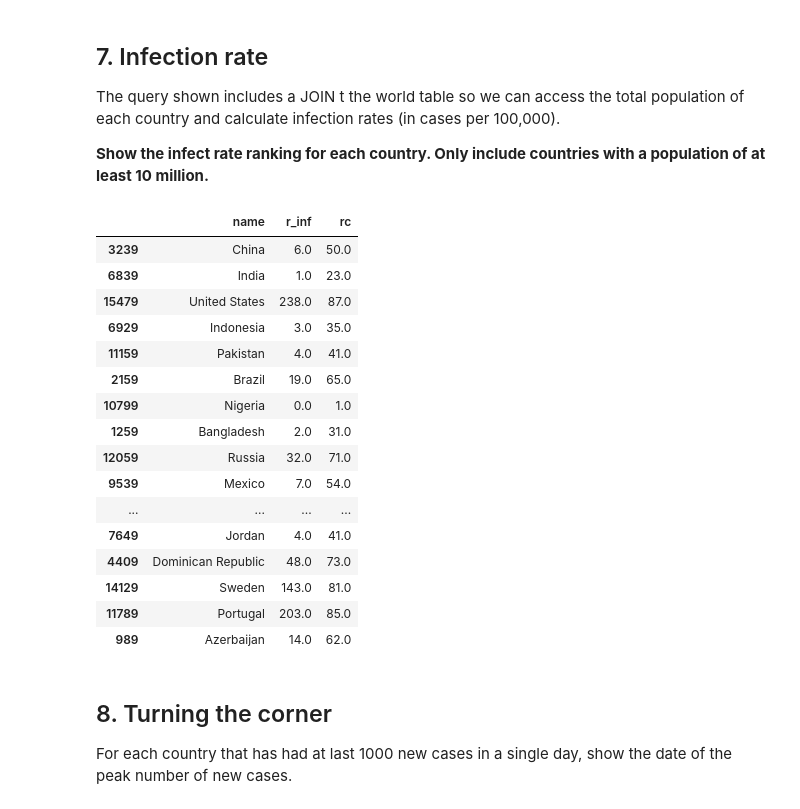
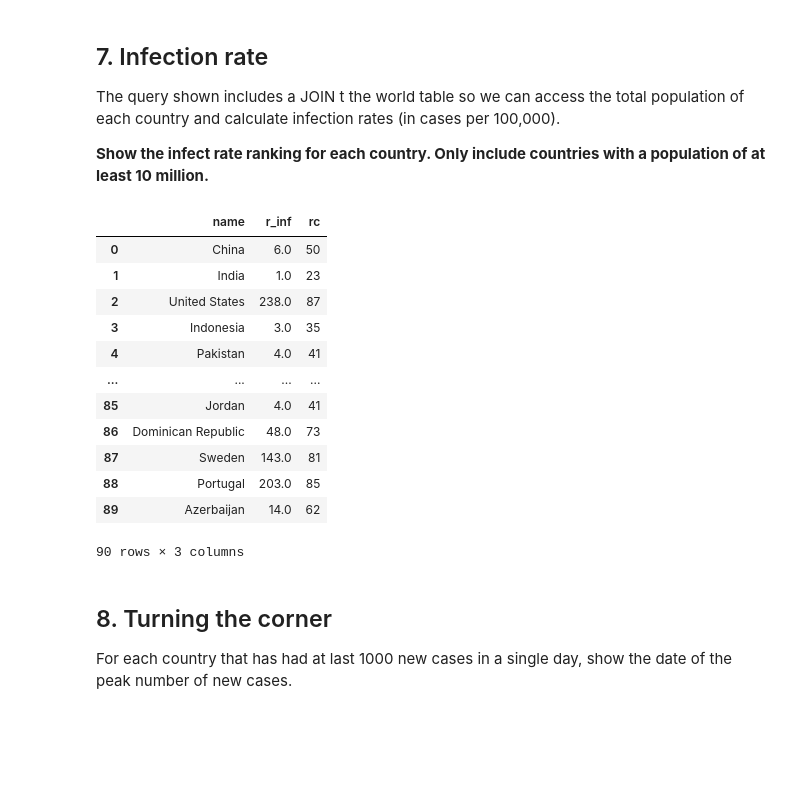
Before and after one commit to madlogos/sqlzoo, a Jupyter notebook: Spark/09+ COVID 19.ipynb, the cells around one changed output. Drawn from its saved outputs; the diff is of its cells as text; code cells hidden in the pictures; blank space fills up the shorter version.

```diff
--- a/Spark/09+ COVID 19.ipynb
+++ b/Spark/09+ COVID 19.ipynb
@@ -11,7 +11,7 @@ os.environ['SPARK_HOME'] =  '/opt/spark'
 findspark.init()
 
 from pyspark.sql import SparkSession
-ss = (SparkSession.builder.appName('app00')
+sc = (SparkSession.builder.appName('app09+')
       .config('spark.sql.warehouse.dir', 'hdfs://quickstart.cloudera:8020/user/hive/warehouse')
       .config('hive.metastore.uris', 'thrift://quickstart.cloudera:9083')
       .enableHiveSupport().getOrCreate())
@@ -26,3 +21,6 @@ world = pd.read_sql_table('world', engine)
+# %%
+covid = sc.read.table('sqlzoo.covid')
+world = sc.read.table('sqlzoo.world')
 # %% [markdown]
 ## 1. Introducing the `covid` table
 
@@ -212,11 +218,12 @@ Notice that while Spain has the second highest confirmed cases, Italy has the se
 
 **Include the ranking for the number of deaths in the table. Only include countries with a population of at least 10 million.**
 # %%
-a = covid.merge(world[['name', 'population']], left_on='name', right_on='name')
-(a.assign(rc1=a['confirmed'].rank(ascending=False),
-          rc2=a['deaths'].rank(ascending=False))
-    .loc[(a['whn']=='2020-04-20') & (a['population']>=1e7),
-        ['name', 'confirmed', 'rc1', 'deaths', 'rc2']]
-    .sort_values('confirmed', ascending=False))
+a = covid.join(world.select('name', 'population'), 'name')
+(a.withColumn('rc1', rank().over(Window.orderBy(col('confirmed').desc())))
+     .withColumn('rc2', rank().over(Window.orderBy(col('deaths').desc())))
+    .filter((col('whn')=='2020-04-20') & (col('population')>=1e7))
+    .select('name', 'confirmed', 'rc1', 'deaths', 'rc2')
+    .orderBy(col('confirmed').desc())
+    .toPandas())
 # %% [output]
 |  | name | confirmed | rc1 | deaths | rc2 |
@@ -244,29 +247,26 @@ The query shown includes a JOIN t the world table so we can access the total pop
 **Show the infect rate ranking for each country. Only include countries with a population of at least 10 million.**
 # %%
 # a was obtained in #6
-b = (a[(a['whn']=='2020-04-20') & (a['population']>1e7)]).copy()
-b['r_inf'] = round(1e5*b['confirmed']/b['population'])
-(b.assign(rc=b['r_inf'].rank(method='min'))
-    .sort_values('population', ascending=False)
-    .loc[:, ['name', 'r_inf', 'rc']])
+b = a.filter((a['whn']=='2020-04-20') & (a['population']>1e7))
+(b.withColumn('r_inf', round(1e5*b['confirmed']/b['population']))
+     .withColumn('rc', rank().over(Window.orderBy(col('r_inf'))))
+     .orderBy(col('population').desc())
+     .select('name', 'r_inf', 'rc')
+     .toPandas())
 # %% [output]
 |  | name | r_inf | rc |
-| 3239 | China | 6.0 | 50.0 |
-| 6839 | India | 1.0 | 23.0 |
-| 15479 | United States | 238.0 | 87.0 |
-| 6929 | Indonesia | 3.0 | 35.0 |
-| 11159 | Pakistan | 4.0 | 41.0 |
-| 2159 | Brazil | 19.0 | 65.0 |
-| 10799 | Nigeria | 0.0 | 1.0 |
-| 1259 | Bangladesh | 2.0 | 31.0 |
-| 12059 | Russia | 32.0 | 71.0 |
-| 9539 | Mexico | 7.0 | 54.0 |
+| 0 | China | 6.0 | 50 |
+| 1 | India | 1.0 | 23 |
+| 2 | United States | 238.0 | 87 |
+| 3 | Indonesia | 3.0 | 35 |
+| 4 | Pakistan | 4.0 | 41 |
 | ... | ... | ... | ... |
-| 7649 | Jordan | 4.0 | 41.0 |
-| 4409 | Dominican Republic | 48.0 | 73.0 |
-| 14129 | Sweden | 143.0 | 81.0 |
-| 11789 | Portugal | 203.0 | 85.0 |
-| 989 | Azerbaijan | 14.0 | 62.0 |
+| 85 | Jordan | 4.0 | 41 |
+| 86 | Dominican Republic | 48.0 | 73 |
+| 87 | Sweden | 143.0 | 81 |
+| 88 | Portugal | 203.0 | 85 |
+| 89 | Azerbaijan | 14.0 | 62 |
+90 rows × 3 columns
 # %% [markdown]
 ## 8. Turning the corner
 
```
Also changed, not shown: parts of 12 cells of this notebook, 32 other files.
